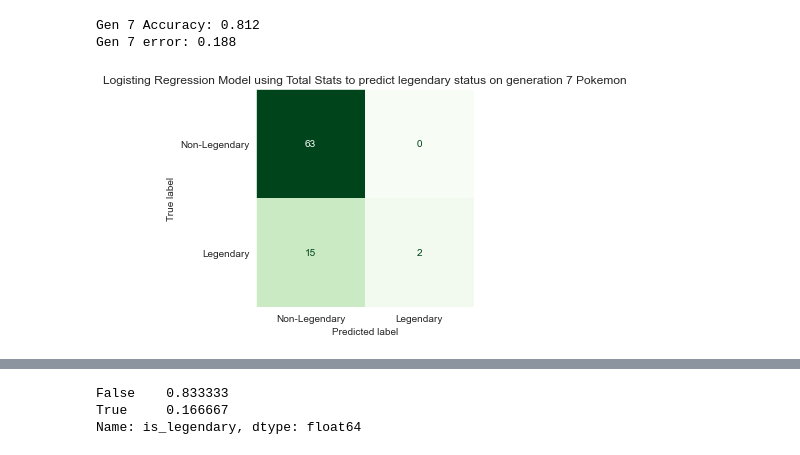
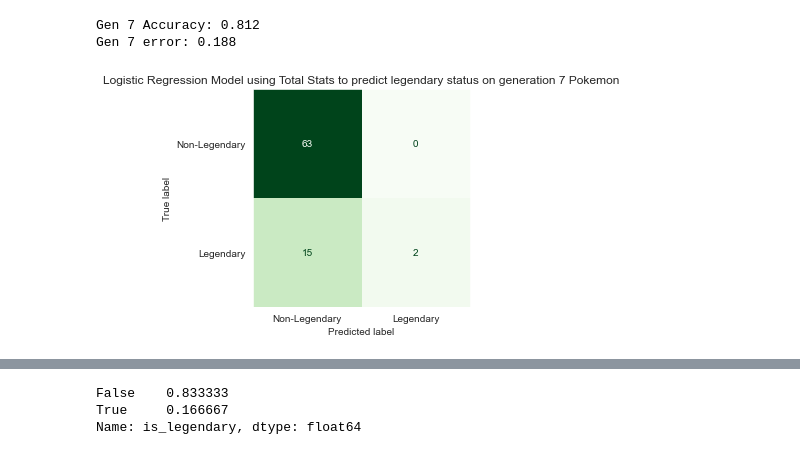
Before and after one commit to papir805/pokemon_classification, a Jupyter notebook: pkmn_legendary_classification.ipynb, the cells around one changed output, grey strips where cells are left out. Cells and saved outputs as stored; diff of their text form; code cells hidden in the pictures.

```diff
--- a/pkmn_legendary_classification.ipynb
+++ b/pkmn_legendary_classification.ipynb
@@ -831,14 +838,14 @@ Gen 7 error: 0.188
 # %%
 ConfusionMatrixDisplay.from_estimator(sk_log_reg_fit,
                                       np.array(gen_7['total_stats']).reshape(-1,1),
                                       y_gen_7,
                                       cmap="Greens",
                                       display_labels=['Non-Legendary', 'Legendary'],
                                       colorbar=False)
 plt.grid(False)
-plt.title('Logisting Regression Model using Total Stats to predict legendary status on generation 7 Pokemon')
+plt.title('Logistic Regression Model using Total Stats to predict legendary status on generation 7 Pokemon')
 plt.savefig("/users/rancher/Google Drive/Coding/website/github_pages/images/pokemon_classifier/log_reg_gen_7.png", bbox_inches="tight");
 # %% [output]
-[figure, old version]
+[figure, new version]
 # %% [markdown]
 Using logistic regression on the generation 7 data produces the exact same predictions as our kNN model and we see the same accuracy (82%).  The logistic regression model is also heavily biased towards predicting a Pokémon is non-legendary.
```
Also changed, not shown: parts of 76 cells of this notebook, 1 other file.
